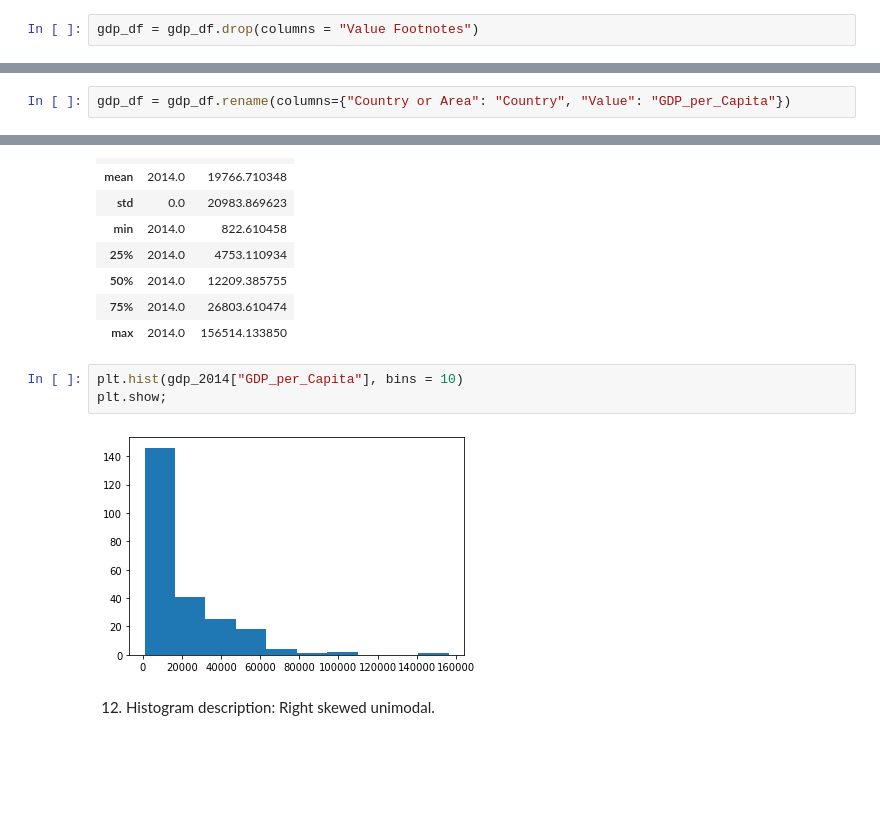
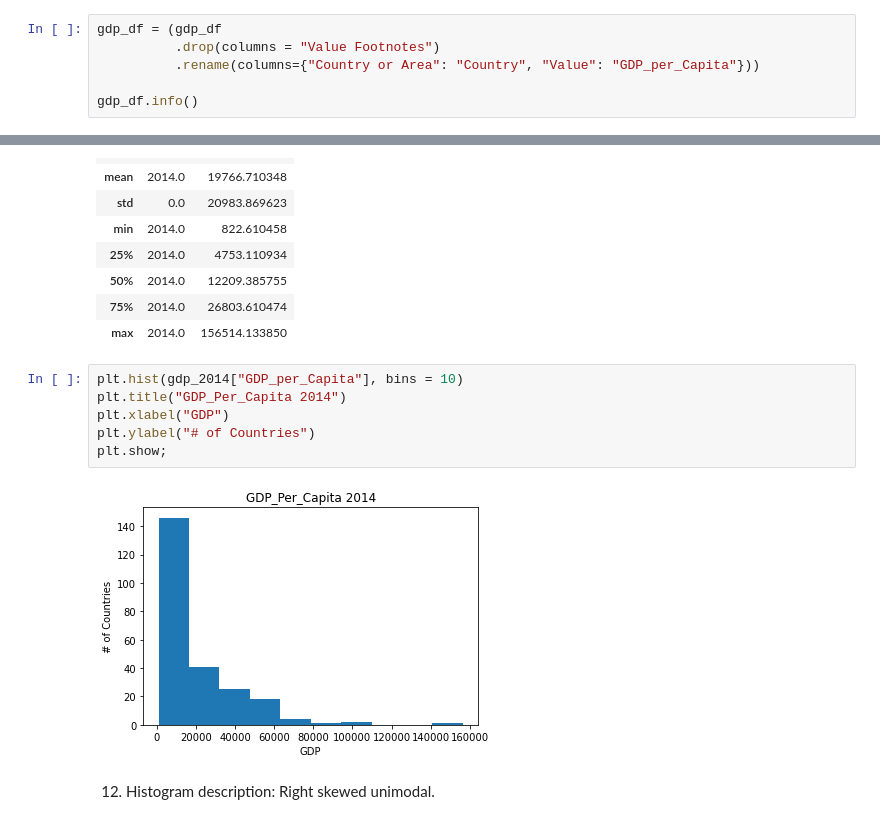
Before and after one commit to nss-data-science-cohort-5/un_exploration-JAGVU09, a Jupyter notebook: notebooks/UN_Data_Exploration.ipynb, the cells around one changed output, grey strips where cells are left out. Cells and saved outputs as stored; diff of their text form; blank space fills up the shorter version.

```diff
--- a/notebooks/UN_Data_Exploration.ipynb
+++ b/notebooks/UN_Data_Exploration.ipynb
@@ -32,4 +31,8 @@ gdp_df[-5:]
 | 6866 | Zimbabwe | 1991 | 3426.598094 | NaN |
 | 6867 | Zimbabwe | 1990 | 3324.348171 | NaN |
 # %%
-gdp_df = gdp_df.drop(columns = "Value Footnotes")
+gdp_df = (gdp_df
+          .drop(columns = "Value Footnotes")
+          .rename(columns={"Country or Area": "Country", "Value": "GDP_per_Capita"}))
+
+gdp_df.info()
@@ -36,5 +50,3 @@ gdp_df = gdp_df.drop(columns = "Value Footnotes")
-# %%
-gdp_df = gdp_df.rename(columns={"Country or Area": "Country", "Value": "GDP_per_Capita"})
 # %% [markdown]
 7. Rows = 3, Columns 6867
 
@@ -132,9 +131,12 @@ gdp_2014.describe()
 | max | 2014.0 | 156514.133850 |
 # %%
 plt.hist(gdp_2014["GDP_per_Capita"], bins = 10)
+plt.title("GDP_Per_Capita 2014")
+plt.xlabel("GDP")
+plt.ylabel("# of Countries")
 plt.show;
 # %% [output]
-[figure, old version]
+[figure, new version]
 # %% [markdown]
 12. Histogram description: Right skewed unimodal.
 # %%
```
Also changed, not shown: parts of 21 cells of this notebook.
